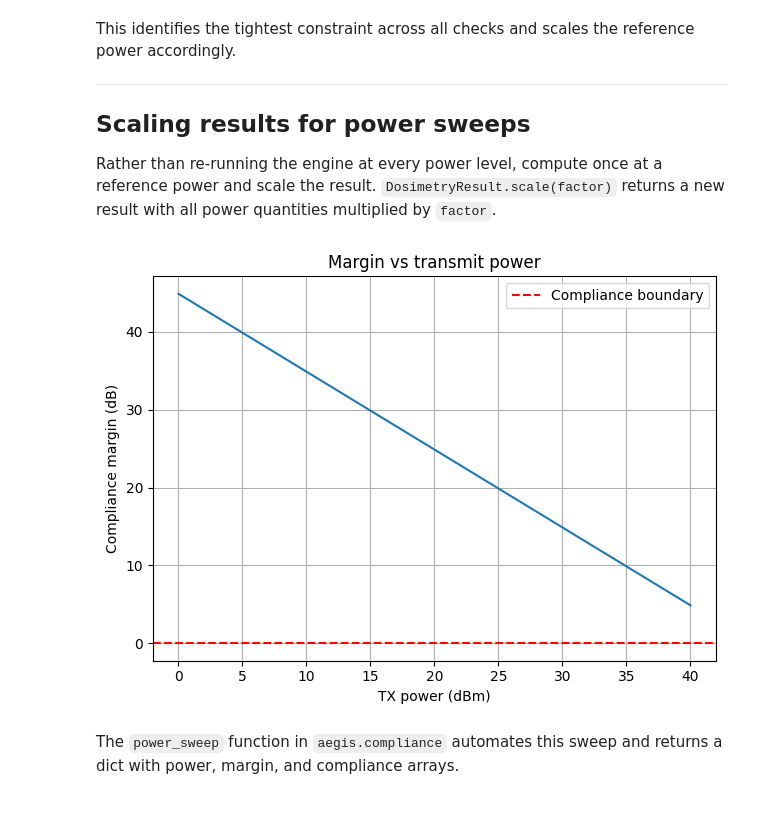
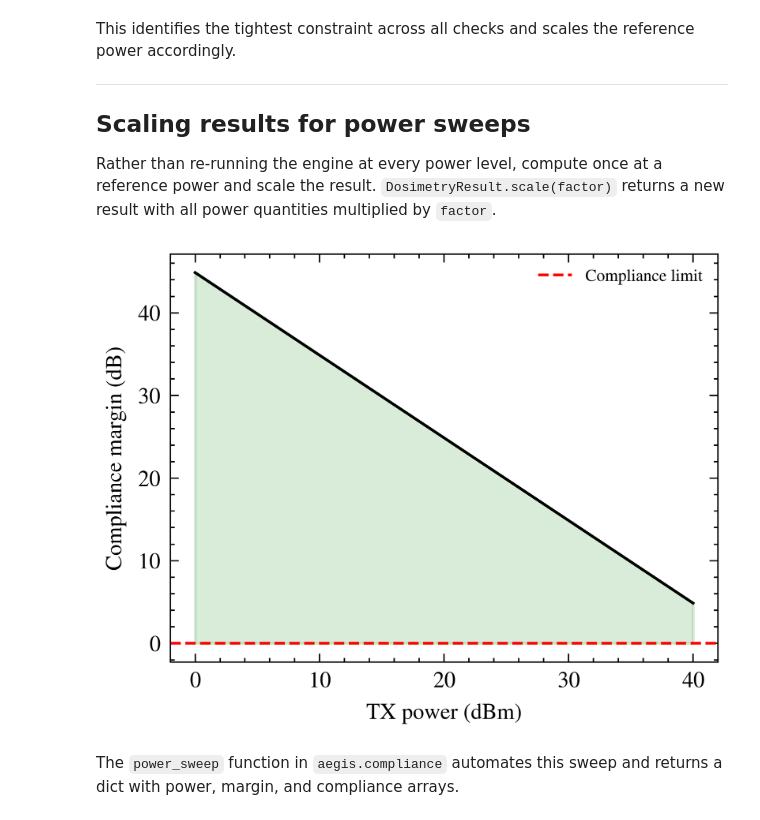
Before and after one commit to rwydaegh/aegis, a Jupyter notebook: notebooks/04_compliance.ipynb, the cells around one changed output. Drawn from its saved outputs; the diff is of its cells as text; code cells hidden in the pictures.

```diff
--- a/notebooks/04_compliance.ipynb
+++ b/notebooks/04_compliance.ipynb
@@ -31,6 +31,11 @@ The local $S_{\mathrm{inc}}$ limit decreases slowly with frequency. At 28 GHz it
 
 `icnirp_limits` returns an `ICNIRPLimits` dataclass with all applicable limits at a given scenario and frequency.
 # %%
+import matplotlib.pyplot as plt
+import scienceplots  # noqa: F401
+plt.style.use(["science", "ieee", "no-latex"])
+plt.rcParams.update({"figure.figsize": (3.5, 2.625)})
+
 from aegis.compliance import ExposureScenario, icnirp_limits
 
 lim = icnirp_limits(ExposureScenario.GENERAL_PUBLIC, freq_hz=28e9)
@@ -190,34 +195,32 @@ This identifies the tightest constraint across all checks and scales the referen
 Rather than re-running the engine at every power level, compute once at a reference power and scale the result. `DosimetryResult.scale(factor)` returns a new result with all power quantities multiplied by `factor`.
 # %%
 import numpy as np
-import matplotlib.pyplot as plt
 
 # Compute once at 1 W
 result_1w = engine.compute(body, paths, mode="spatial")
 
 powers_dbm = np.linspace(0, 40, 200)
 margins = []
 
 for p_dbm in powers_dbm:
     p_w = 10 ** ((p_dbm - 30) / 10)
     scaled = result_1w.scale(p_w)
     c = scaled.evaluate_compliance()
     margins.append(c.margin_db)
 
 margins = np.array(margins)
 
-plt.figure()
-plt.plot(powers_dbm, margins)
-plt.axhline(0, color="r", linestyle="--", label="Compliance boundary")
-plt.xlabel("TX power (dBm)")
-plt.ylabel("Compliance margin (dB)")
-plt.title("Margin vs transmit power")
-plt.legend()
-plt.grid(True)
-plt.tight_layout()
+fig, ax = plt.subplots()
+ax.plot(powers_dbm, margins)
+ax.axhline(0, color="r", linestyle="--", label="Compliance limit")
+ax.fill_between(powers_dbm, margins, 0, where=margins >= 0, alpha=0.15, color="g")
+ax.fill_between(powers_dbm, margins, 0, where=margins < 0, alpha=0.15, color="r")
+ax.set_xlabel("TX power (dBm)")
+ax.set_ylabel("Compliance margin (dB)")
+ax.legend(fontsize=6)
 plt.show()
 # %% [output]
-[figure, old version]
+[figure, new version]
 # %% [markdown]
 The `power_sweep` function in `aegis.compliance` automates this sweep and returns a dict with power, margin, and compliance arrays.
 # %%
```
Also changed, not shown: parts of 1 cell of this notebook, 11 other files.
